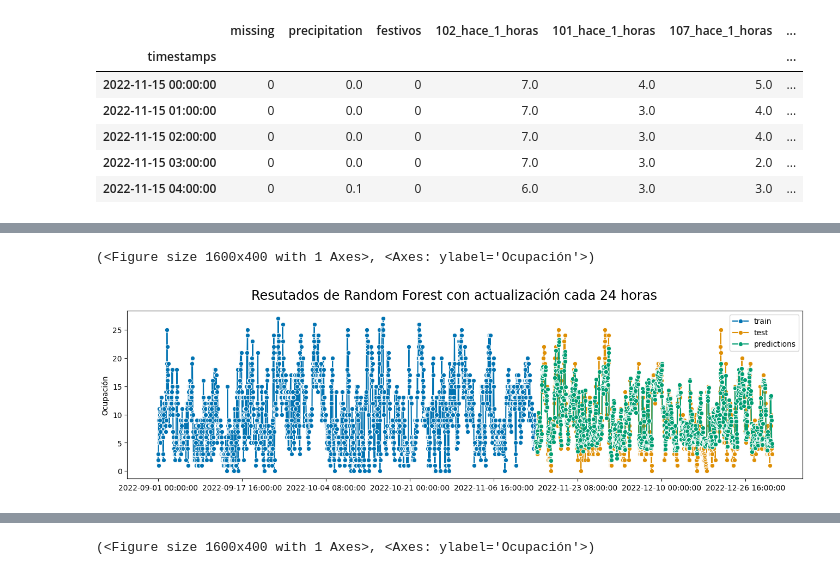
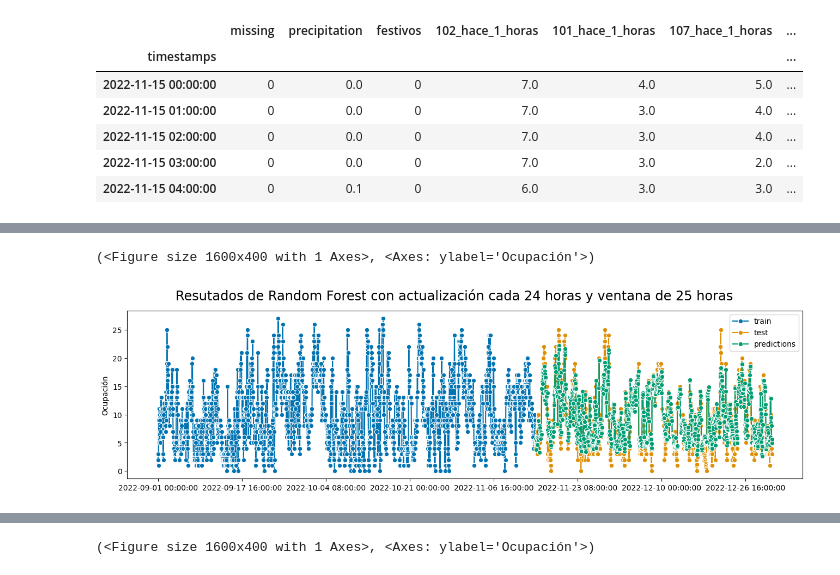
Before and after one commit to Pabloo22/bicimad, a Jupyter notebook: notebooks/entrega/predictions_with_exog.ipynb, the cells around one changed output, grey strips where cells are left out. Saved outputs shown, nothing was run; the diff lists cells and outputs as text; code cells hidden in the pictures.

```diff
--- a/notebooks/entrega/predictions_with_exog.ipynb
+++ b/notebooks/entrega/predictions_with_exog.ipynb
@@ -97,7 +91,7 @@ X_test.head()
 # %%
 random_forest = make_reduction(
     RandomForestRegressor(n_estimators=200, random_state=42),
-    window_length=2,
+    window_length=25,
     strategy="recursive",
 )
 # %%
@@ -134,15 +128,15 @@ predictions
 Name: 90, Length: 1127, dtype: float64
 # %%
 #title = f"Resutados de SARIMAX({best_params['order']}, {best_params['seasonal_order']}) con actualización cada 24 horas"
-title = f"Resutados de Random Forest con actualización cada 24 horas"
+title = f"Resutados de Random Forest con actualización cada 24 horas y ventana de 25 horas"
 plot_series(
     train_target_series,
     test_target_series,
     predictions,
     labels=["train", "test", "predictions"],
     title=title,
     y_label="Ocupación",
 )
 # %% [output]
 (<Figure size 1600x400 with 1 Axes>, <Axes: ylabel='Ocupación'>)
-[figure, old version]
+[figure, new version]
```
Also changed, not shown: parts of 10 cells of this notebook, 1 other file.
